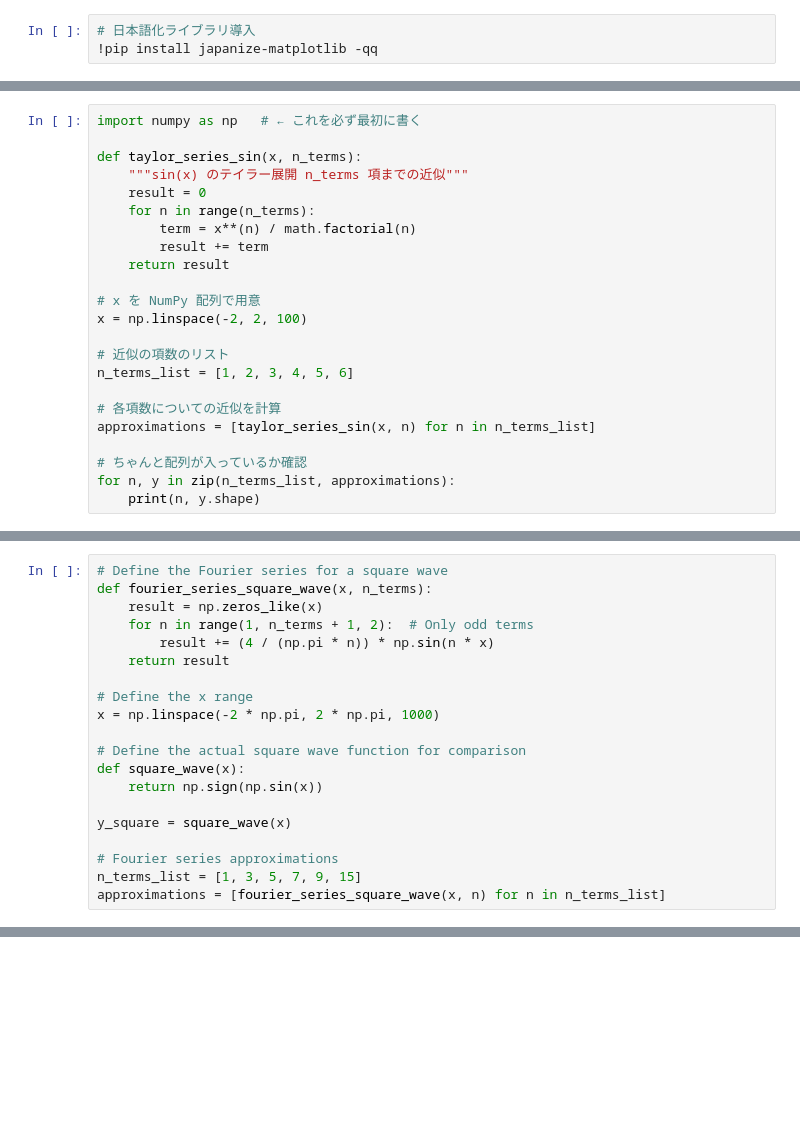
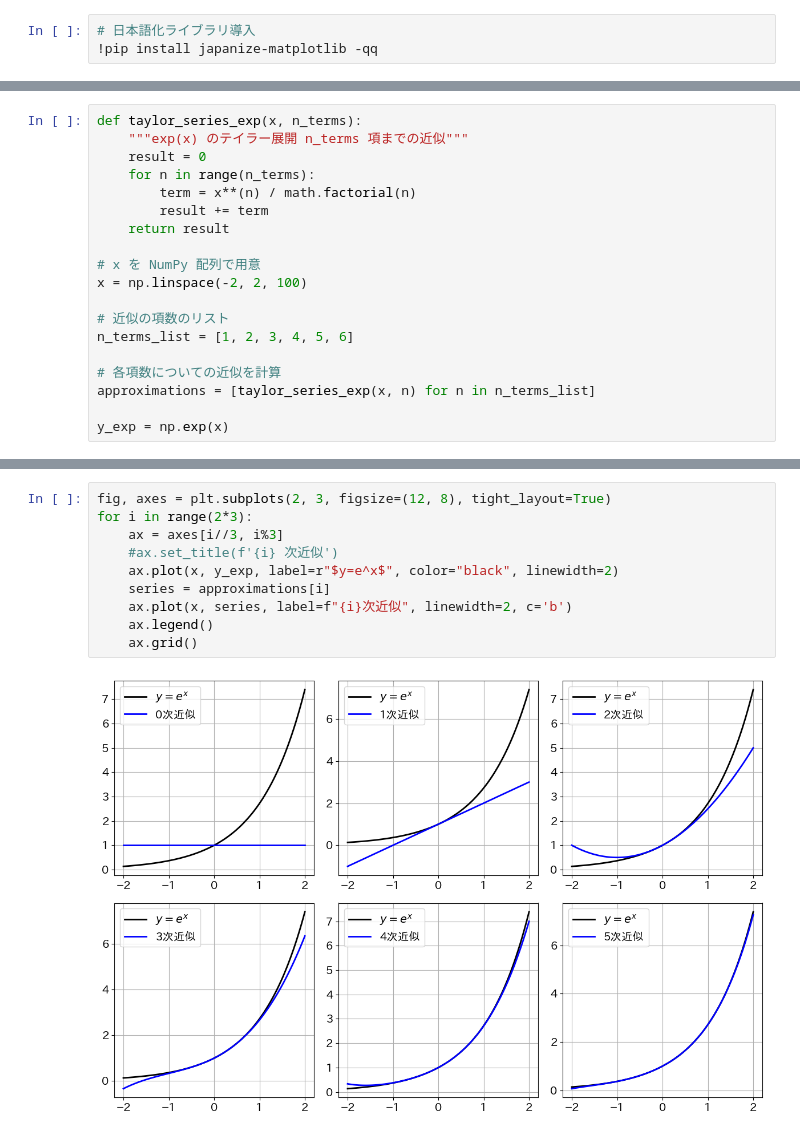
Before and after one commit to makaishi2/samples, a Jupyter notebook: math-notebooks/series.ipynb, the cells around one changed output, grey strips where cells are left out. Saved outputs shown, nothing was run; the diff lists cells and outputs as text; blank space fills up the shorter version.

```diff
--- a/math-notebooks/series.ipynb
+++ b/math-notebooks/series.ipynb
@@ -20,8 +21,6 @@ plt.rcParams["font.size"] = 14
 # %%
-import numpy as np   # ← これを必ず最初に書く
-
-def taylor_series_sin(x, n_terms):
-    """sin(x) のテイラー展開 n_terms 項までの近似"""
+def taylor_series_exp(x, n_terms):
+    """exp(x) のテイラー展開 n_terms 項までの近似"""
     result = 0
     for n in range(n_terms):
         term = x**(n) / math.factorial(n)
@@ -35,8 +34,6 @@ x = np.linspace(-2, 2, 100)
 n_terms_list = [1, 2, 3, 4, 5, 6]
 
 # 各項数についての近似を計算
-approximations = [taylor_series_sin(x, n) for n in n_terms_list]
+approximations = [taylor_series_exp(x, n) for n in n_terms_list]
 
-# ちゃんと配列が入っているか確認
-for n, y in zip(n_terms_list, approximations):
-    print(n, y.shape)
+y_exp = np.exp(x)
@@ -97,20 +39,0 @@ plt.show()
-# %%
-# Define the Fourier series for a square wave
-def fourier_series_square_wave(x, n_terms):
-    result = np.zeros_like(x)
-    for n in range(1, n_terms + 1, 2):  # Only odd terms
-        result += (4 / (np.pi * n)) * np.sin(n * x)
-    return result
-
-# Define the x range
-x = np.linspace(-2 * np.pi, 2 * np.pi, 1000)
-
-# Define the actual square wave function for comparison
-def square_wave(x):
-    return np.sign(np.sin(x))
-
-y_square = square_wave(x)
-
-# Fourier series approximations
-n_terms_list = [1, 3, 5, 7, 9, 15]
-approximations = [fourier_series_square_wave(x, n) for n in n_terms_list]
@@ -162,0 +40,12 @@ plt.show()
+# %%
+fig, axes = plt.subplots(2, 3, figsize=(12, 8), tight_layout=True)
+for i in range(2*3):
+    ax = axes[i//3, i%3]
+    #ax.set_title(f'{i} 次近似')
+    ax.plot(x, y_exp, label=r"$y=e^x$", color="black", linewidth=2)
+    series = approximations[i]
+    ax.plot(x, series, label=f"{i}次近似", linewidth=2, c='b')
+    ax.legend()
+    ax.grid()
+# %% [output]
+[figure, added]
```
Also changed, not shown: parts of 7 cells of this notebook.
